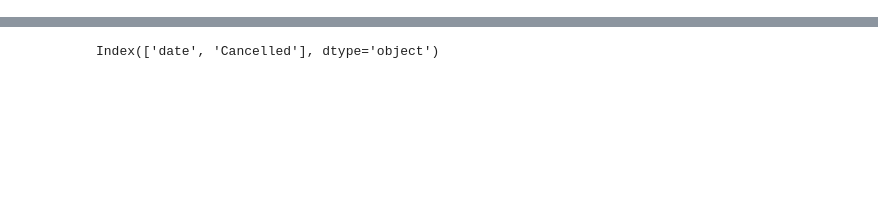
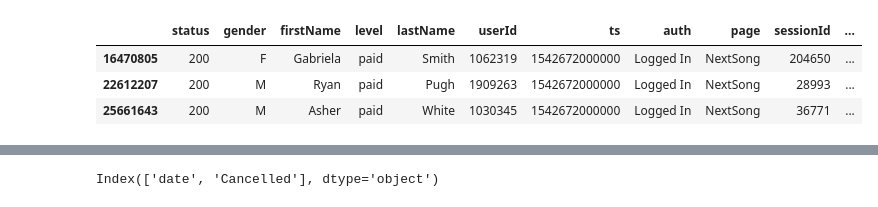
Before and after one commit to aaron3636/kaggle_churn_challenge, a Jupyter notebook: src/sandbox/Carl/a_new_beginning.ipynb, the cells around one changed output, grey strips where cells are left out. Saved outputs shown, nothing was run; the diff lists cells and outputs as text; code cells hidden in the pictures; blank space fills up the shorter version.

```diff
--- a/src/sandbox/Carl/a_new_beginning.ipynb
+++ b/src/sandbox/Carl/a_new_beginning.ipynb
@@ -9,3 +31,10 @@ df_train = pd.read_parquet("../../data/churn-prediction-25-26/train.parquet")
+# %%
+df_train[df_train["date"] == datetime.date(2018, 11, 20)]
+# %% [output]
+|  | status | gender | firstName | level | lastName | userId | ts | auth | page | sessionId | ... |
+| 16470805 | 200 | F | Gabriela | paid | Smith | 1062319 | 1542672000000 | Logged In | NextSong | 204650 | ... |
+| 22612207 | 200 | M | Ryan | paid | Pugh | 1909263 | 1542672000000 | Logged In | NextSong | 28993 | ... |
+| 25661643 | 200 | M | Asher | paid | White | 1030345 | 1542672000000 | Logged In | NextSong | 36771 | ... |
 # %%
 df = df_train.copy()
 # %%
```
Also changed, not shown: parts of 8 cells of this notebook, 16 other files.
